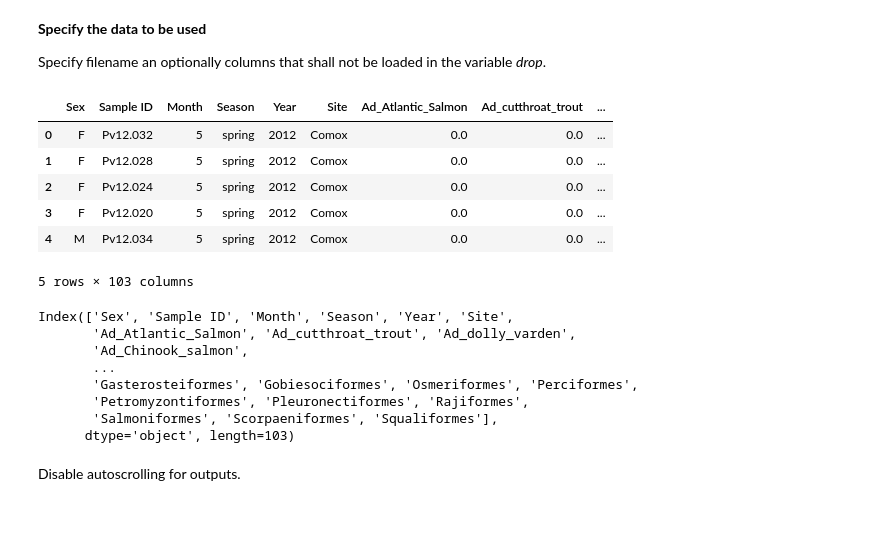
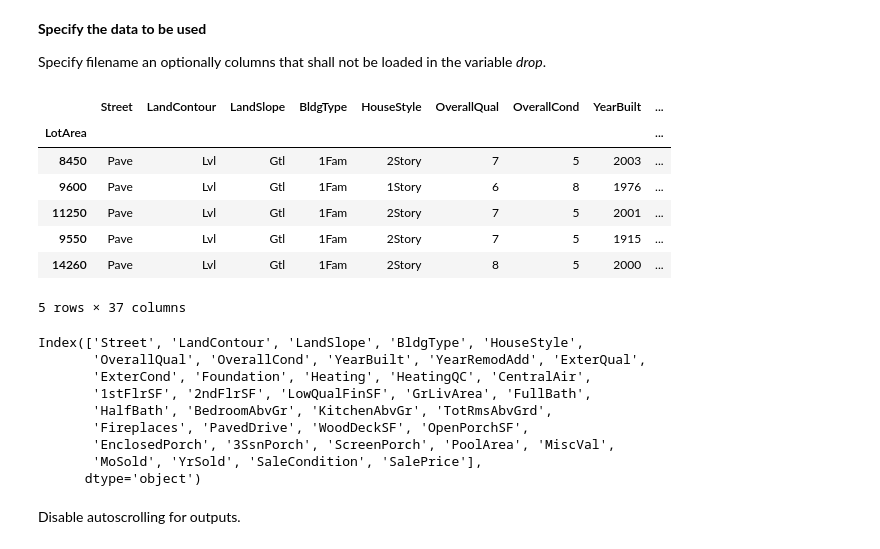
Before and after one commit to christophsaffer/highdim_data, a Jupyter notebook: graph.ipynb, the cells around one changed output. Cells and saved outputs as stored; diff of their text form; code cells hidden in the pictures; blank space fills up the shorter version.

```diff
--- a/graph.ipynb
+++ b/graph.ipynb
@@ -12,36 +12,38 @@ Specify filename an optionally columns that shall not be loaded in the variable
 #filename = "unittest_data/australian-crabs.csv"
 #drop =['index']
 
-filename = "datasets/diet_proportions.csv"
+filename = "datasets/house_complete.csv"
 drop = []
 
 #filename = "datasets/titanic.csv"
 #drop = ['PassengerId', 'Name', 'Ticket', 'SibSp', 'Parch']
 # %%
 import pandas as pd
-df = pd.read_csv(filename)#, sep=',')
+df = pd.read_csv(filename, index_col=0)#, sep=',')
 df.head()#df.to_csv("datasets/girona_hgi_cormophyta.csv")
 #df.identifiedby = df.identifiedby.fillna('nan')
 #sorted(df.identifiedby.unique())
 # %% [output]
-|  | Sex | Sample ID | Month | Season | Year | Site | Ad_Atlantic_Salmon | Ad_cutthroat_trout | ... |
-| 0 | F | Pv12.032 | 5 | spring | 2012 | Comox | 0.0 | 0.0 | ... |
-| 1 | F | Pv12.028 | 5 | spring | 2012 | Comox | 0.0 | 0.0 | ... |
-| 2 | F | Pv12.024 | 5 | spring | 2012 | Comox | 0.0 | 0.0 | ... |
-| 3 | F | Pv12.020 | 5 | spring | 2012 | Comox | 0.0 | 0.0 | ... |
-| 4 | M | Pv12.034 | 5 | spring | 2012 | Comox | 0.0 | 0.0 | ... |
+|  | Street | LandContour | LandSlope | BldgType | HouseStyle | OverallQual | OverallCond | YearBuilt | ... |
+| LotArea |  |  |  |  |  |  |  |  | ... |
+| 8450 | Pave | Lvl | Gtl | 1Fam | 2Story | 7 | 5 | 2003 | ... |
+| 9600 | Pave | Lvl | Gtl | 1Fam | 1Story | 6 | 8 | 1976 | ... |
+| 11250 | Pave | Lvl | Gtl | 1Fam | 2Story | 7 | 5 | 2001 | ... |
+| 9550 | Pave | Lvl | Gtl | 1Fam | 2Story | 7 | 5 | 1915 | ... |
+| 14260 | Pave | Lvl | Gtl | 1Fam | 2Story | 8 | 5 | 2000 | ... |
-5 rows × 103 columns
+5 rows × 37 columns
 # %%
 df.columns
 # %% [output]
-Index(['Sex', 'Sample ID', 'Month', 'Season', 'Year', 'Site',
-       'Ad_Atlantic_Salmon', 'Ad_cutthroat_trout', 'Ad_dolly_varden',
-       'Ad_Chinook_salmon',
-       ...
-       'Gasterosteiformes', 'Gobiesociformes', 'Osmeriformes', 'Perciformes',
-       'Petromyzontiformes', 'Pleuronectiformes', 'Rajiformes',
-       'Salmoniformes', 'Scorpaeniformes', 'Squaliformes'],
-      dtype='object', length=103)
+Index(['Street', 'LandContour', 'LandSlope', 'BldgType', 'HouseStyle',
+       'OverallQual', 'OverallCond', 'YearBuilt', 'YearRemodAdd', 'ExterQual',
+       'ExterCond', 'Foundation', 'Heating', 'HeatingQC', 'CentralAir',
+       '1stFlrSF', '2ndFlrSF', 'LowQualFinSF', 'GrLivArea', 'FullBath',
+       'HalfBath', 'BedroomAbvGr', 'KitchenAbvGr', 'TotRmsAbvGrd',
+       'Fireplaces', 'PavedDrive', 'WoodDeckSF', 'OpenPorchSF',
+       'EnclosedPorch', '3SsnPorch', 'ScreenPorch', 'PoolArea', 'MiscVal',
+       'MoSold', 'YrSold', 'SaleCondition', 'SalePrice'],
+      dtype='object')
 # %% [markdown]
 Disable autoscrolling for outputs.
 # %%
```
Also changed, not shown: parts of 2 cells of this notebook, 12 other files.
